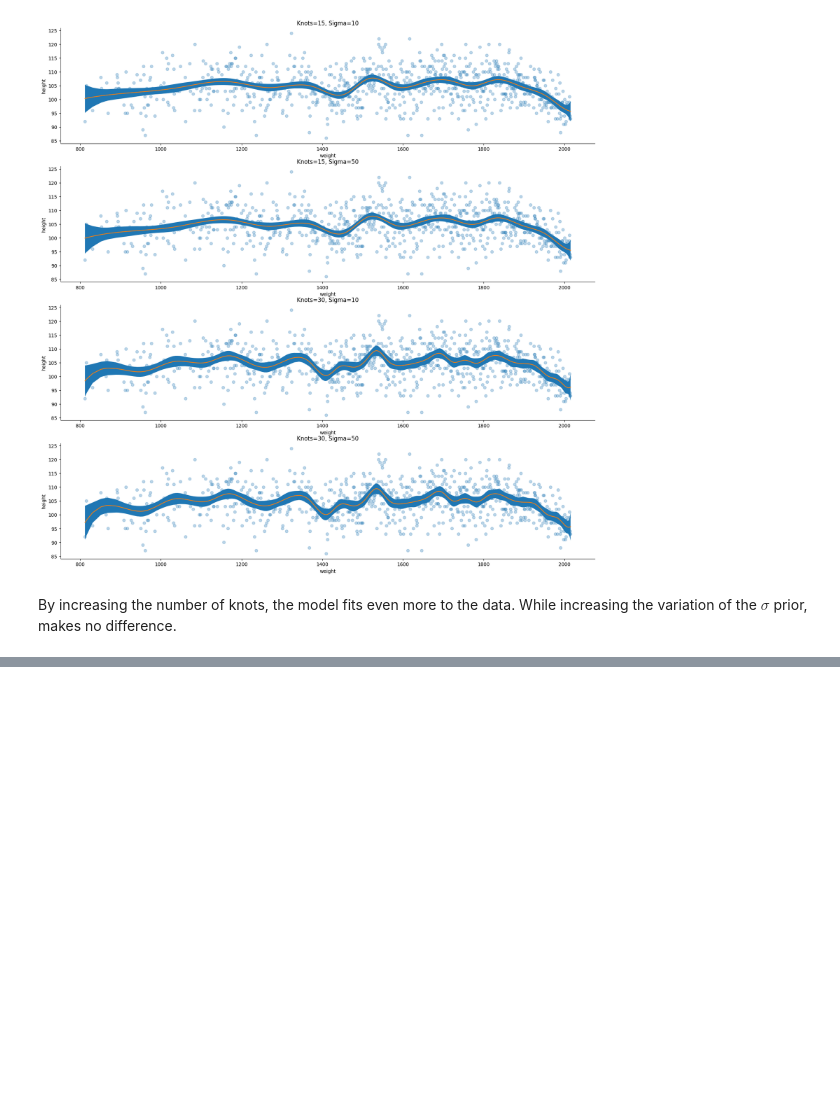
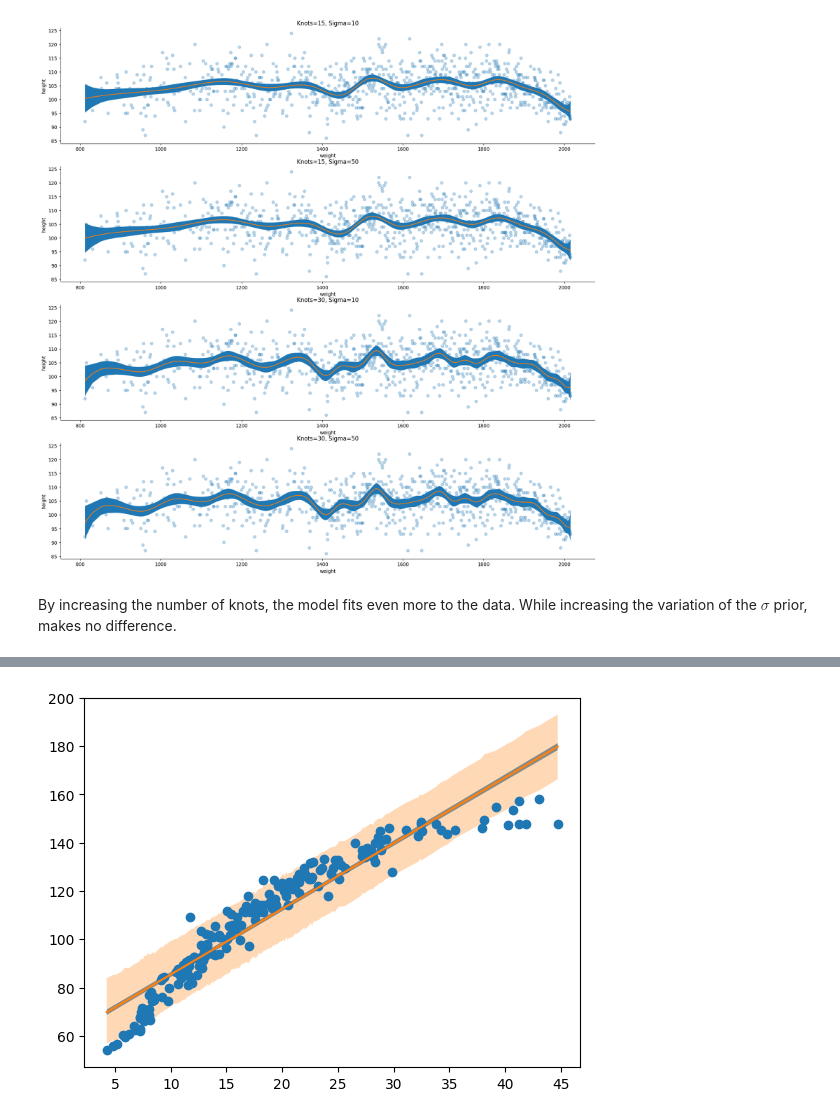
Before and after one commit to Gustavo-SF/Statistical-Rethinking-2Ed, a Jupyter notebook: chapters/4/exercises.ipynb, the cells around one changed output, grey strips where cells are left out. Saved outputs shown, nothing was run; the diff lists cells and outputs as text; code cells hidden in the pictures; blank space fills up the shorter version.

```diff
--- a/chapters/4/exercises.ipynb
+++ b/chapters/4/exercises.ipynb
@@ -285,0 +387,21 @@ By increasing the number of knots, the model fits even more to the data. While i
+# %%
+weights = d3['weight'].sort_values().values
+weights_mean = d3['weight'].mean()
+
+post = posterior.rvs(size=10_000)
+weights_seq = np.tile(weights, (10_000, 1))
+mu = post[:, 0:1] + post[:, 1:2] * (weights - weights_mean)
+sigmas = np.tile(post[:, 2], (len(weights), 1)).T
+
+heights = np.random.normal(loc=mu, scale=sigmas, size=(10000, len(weights)))
+mu_mean = mu.mean(axis=0)
+mu_hpdi = np.array([np.quantile(mu_row, [0.055, 0.945]) for mu_row in mu.T])
+heights_hpdi = np.array([az.hdi(h, 0.89) for h in heights.T])
+
+fig, ax = plt.subplots()
+plt.plot(d3['weight'], d3['height'], 'o')
+plt.plot(weights, mu_mean)
+plt.fill_between(weights, mu_hpdi[:, 0], mu_hpdi[:, 1], alpha=0.8)
+plt.fill_between(weights, heights_hpdi[:, 0], heights_hpdi[:, 1], alpha=0.3);
+# %% [output]
+[figure, added]
```
Also changed, not shown: parts of 21 cells of this notebook.
